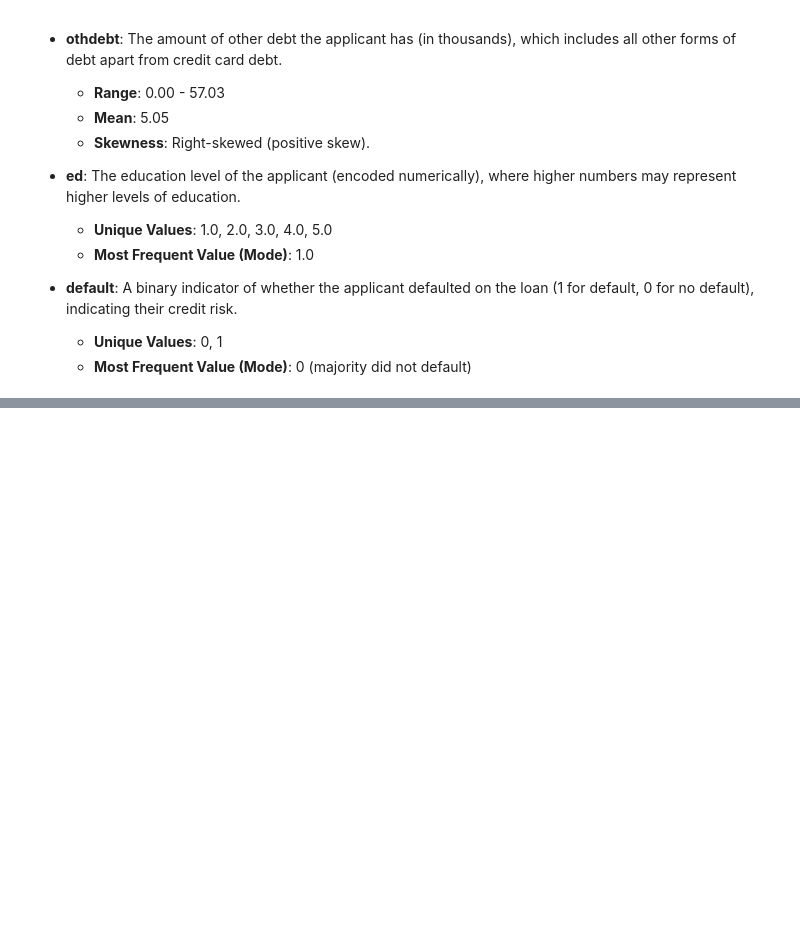
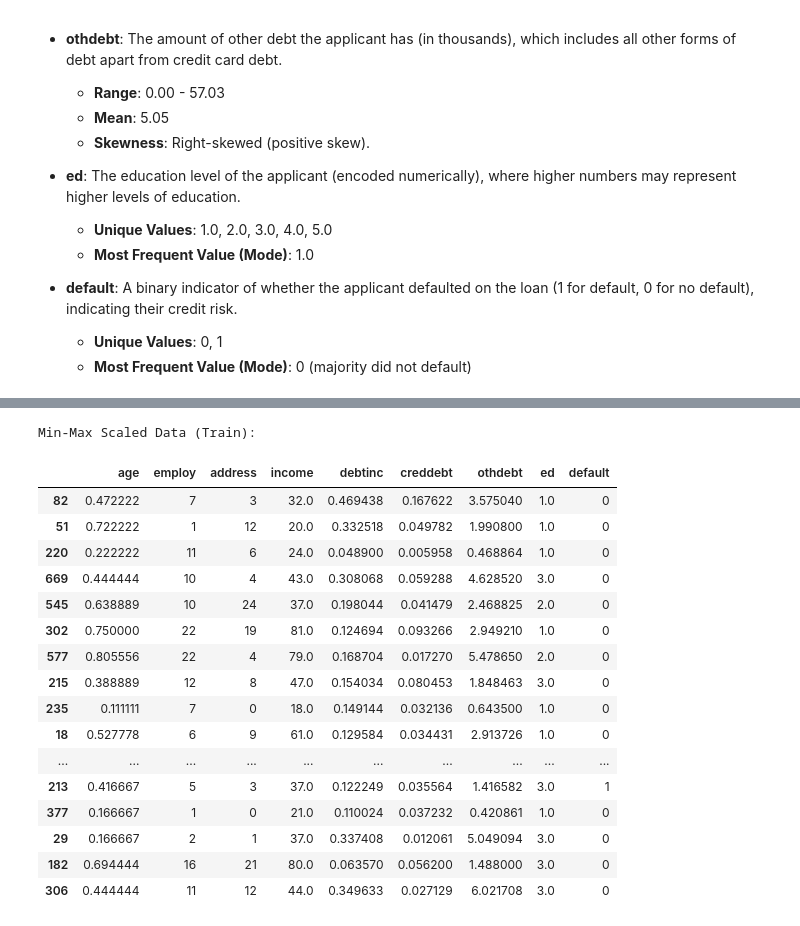
Before and after one commit to matinmahmoudi/Kaggle, a Jupyter notebook: complete-guide-to-transformation-from-a-to-z.ipynb, the cells around one changed output, grey strips where cells are left out. Cells and saved outputs as stored; diff of their text form; code cells hidden in the pictures; blank space fills up the shorter version.

Commit message:
Kaggle Notebook | 🌳 🔄 Complete Guide to Transformation from A to Z | Version 2

```diff
--- a/complete-guide-to-transformation-from-a-to-z.ipynb
+++ b/complete-guide-to-transformation-from-a-to-z.ipynb
@@ -188,0 +223,45 @@ Let's apply Min-Max Scaling to the `age`, `pathsize`, `lnpos`, and `time` column
+# %%
+from sklearn.preprocessing import MinMaxScaler
+from sklearn.model_selection import train_test_split
+import pandas as pd
+
+
+# Split the dataset into training and testing sets
+train_data, test_data = train_test_split(data.copy(), test_size=0.2, random_state=42)
+
+# Initialize the MinMaxScaler
+scaler = MinMaxScaler()
+
+# Select the columns to scale
+columns_to_scale = ['age', 'debtinc', 'creddebt']
+
+# Make copies of the train and test data for transformations
+train_data_min_max_scaled = train_data.copy()
+test_data_min_max_scaled = test_data.copy()
+
+# Fit the scaler to the training data and transform both training and testing data
+train_data_min_max_scaled[columns_to_scale] = scaler.fit_transform(train_data_min_max_scaled[columns_to_scale])
+test_data_min_max_scaled[columns_to_scale] = scaler.transform(test_data_min_max_scaled[columns_to_scale])
+
+# Display the first few rows of the transformed training dataset to verify the scaling
+print("Min-Max Scaled Data (Train):")
+display(train_data_min_max_scaled.head(20))
+# %% [output]
+Min-Max Scaled Data (Train):
+|  | age | employ | address | income | debtinc | creddebt | othdebt | ed | default |
+| 82 | 0.472222 | 7 | 3 | 32.0 | 0.469438 | 0.167622 | 3.575040 | 1.0 | 0 |
+| 51 | 0.722222 | 1 | 12 | 20.0 | 0.332518 | 0.049782 | 1.990800 | 1.0 | 0 |
+| 220 | 0.222222 | 11 | 6 | 24.0 | 0.048900 | 0.005958 | 0.468864 | 1.0 | 0 |
+| 669 | 0.444444 | 10 | 4 | 43.0 | 0.308068 | 0.059288 | 4.628520 | 3.0 | 0 |
+| 545 | 0.638889 | 10 | 24 | 37.0 | 0.198044 | 0.041479 | 2.468825 | 2.0 | 0 |
+| 302 | 0.750000 | 22 | 19 | 81.0 | 0.124694 | 0.093266 | 2.949210 | 1.0 | 0 |
+| 577 | 0.805556 | 22 | 4 | 79.0 | 0.168704 | 0.017270 | 5.478650 | 2.0 | 0 |
+| 215 | 0.388889 | 12 | 8 | 47.0 | 0.154034 | 0.080453 | 1.848463 | 3.0 | 0 |
+| 235 | 0.111111 | 7 | 0 | 18.0 | 0.149144 | 0.032136 | 0.643500 | 1.0 | 0 |
+| 18 | 0.527778 | 6 | 9 | 61.0 | 0.129584 | 0.034431 | 2.913726 | 1.0 | 0 |
+| ... | ... | ... | ... | ... | ... | ... | ... | ... | ... |
+| 213 | 0.416667 | 5 | 3 | 37.0 | 0.122249 | 0.035564 | 1.416582 | 3.0 | 1 |
+| 377 | 0.166667 | 1 | 0 | 21.0 | 0.110024 | 0.037232 | 0.420861 | 1.0 | 0 |
+| 29 | 0.166667 | 2 | 1 | 37.0 | 0.337408 | 0.012061 | 5.049094 | 3.0 | 0 |
+| 182 | 0.694444 | 16 | 21 | 80.0 | 0.063570 | 0.056200 | 1.488000 | 3.0 | 0 |
+| 306 | 0.444444 | 11 | 12 | 44.0 | 0.349633 | 0.027129 | 6.021708 | 3.0 | 0 |
```
Also changed, not shown: parts of 10 cells of this notebook.
